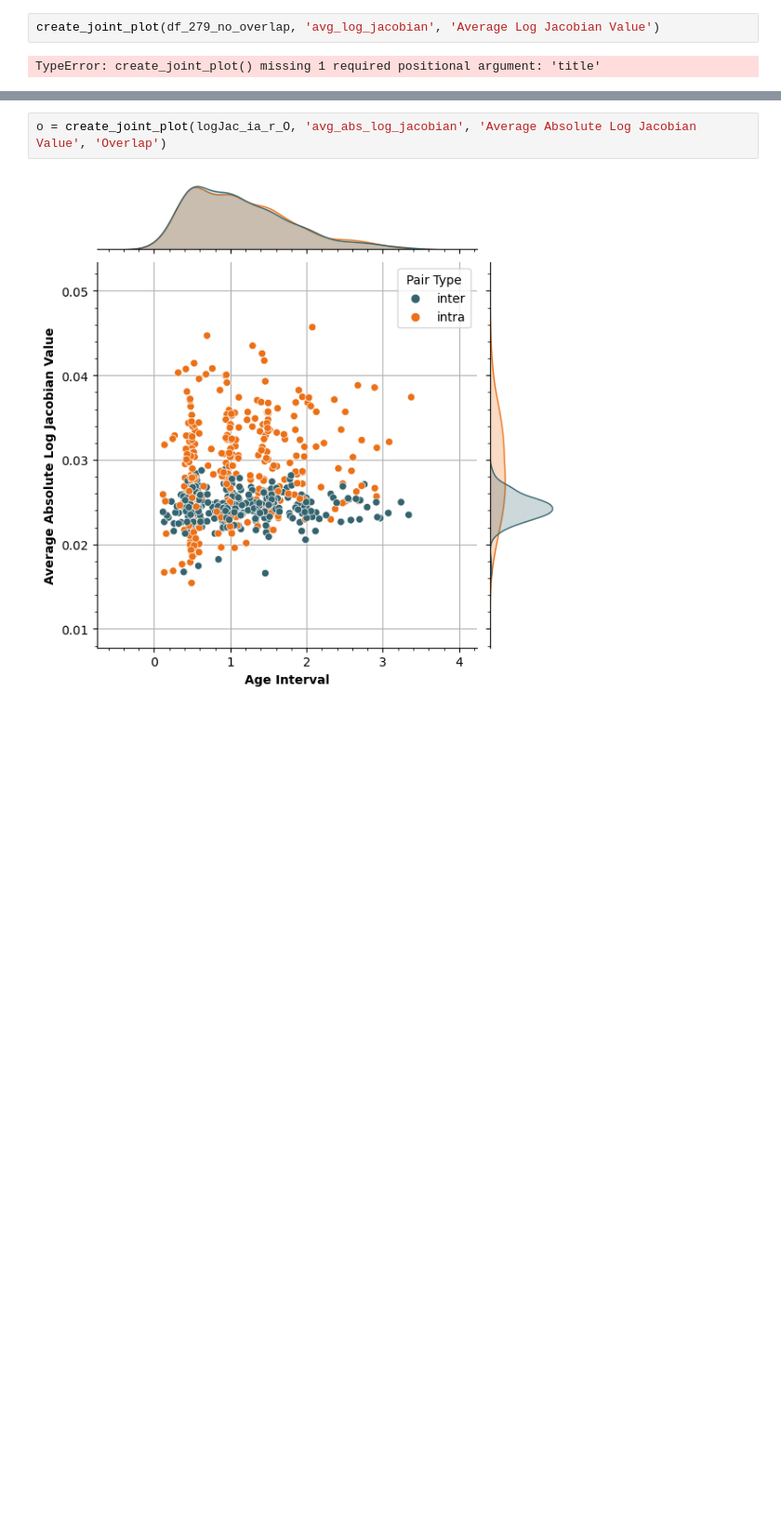
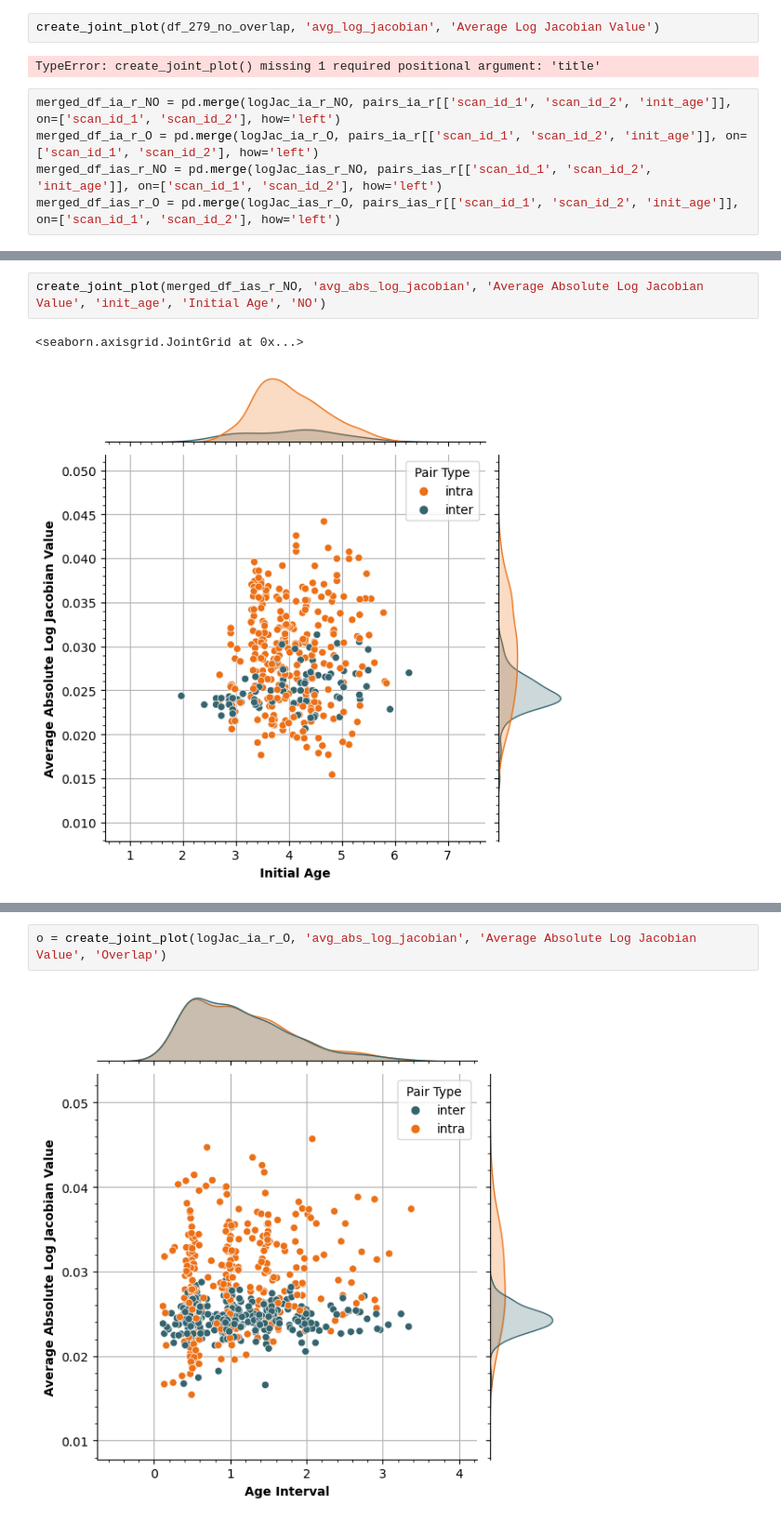
Before and after one commit to neuropoly/pediatric-intra-inter-encoding, a Jupyter notebook: notebooks/plots.ipynb, the cells around one changed output, grey strips where cells are left out. Shown at 93% size. Cells and saved outputs as stored; diff of their text form; blank space fills up the shorter version.

```diff
--- a/notebooks/plots.ipynb
+++ b/notebooks/plots.ipynb
@@ -466,3 +544,8 @@ def create_joint_plot(data, y, x_axis_title, title):
 create_joint_plot(df_279_no_overlap, 'avg_log_jacobian', 'Average Log Jacobian Value')
 # %% [output]
 TypeError: create_joint_plot() missing 1 required positional argument: 'title'
+# %%
+merged_df_ia_r_NO = pd.merge(logJac_ia_r_NO, pairs_ia_r[['scan_id_1', 'scan_id_2', 'init_age']], on=['scan_id_1', 'scan_id_2'], how='left')
+merged_df_ia_r_O = pd.merge(logJac_ia_r_O, pairs_ia_r[['scan_id_1', 'scan_id_2', 'init_age']], on=['scan_id_1', 'scan_id_2'], how='left')
+merged_df_ias_r_NO = pd.merge(logJac_ias_r_NO, pairs_ias_r[['scan_id_1', 'scan_id_2', 'init_age']], on=['scan_id_1', 'scan_id_2'], how='left')
+merged_df_ias_r_O = pd.merge(logJac_ias_r_O, pairs_ias_r[['scan_id_1', 'scan_id_2', 'init_age']], on=['scan_id_1', 'scan_id_2'], how='left')
@@ -469,2 +572,7 @@ TypeError: create_joint_plot() missing 1 required positional argument: 'title'
+# %%
+create_joint_plot(merged_df_ias_r_NO, 'avg_abs_log_jacobian', 'Average Absolute Log Jacobian Value', 'init_age', 'Initial Age', 'NO')
+# %% [output]
+<seaborn.axisgrid.JointGrid at 0x...>
+[figure, added]
 # %%
 
```
Also changed, not shown: parts of 11 cells of this notebook, 2 other files.
